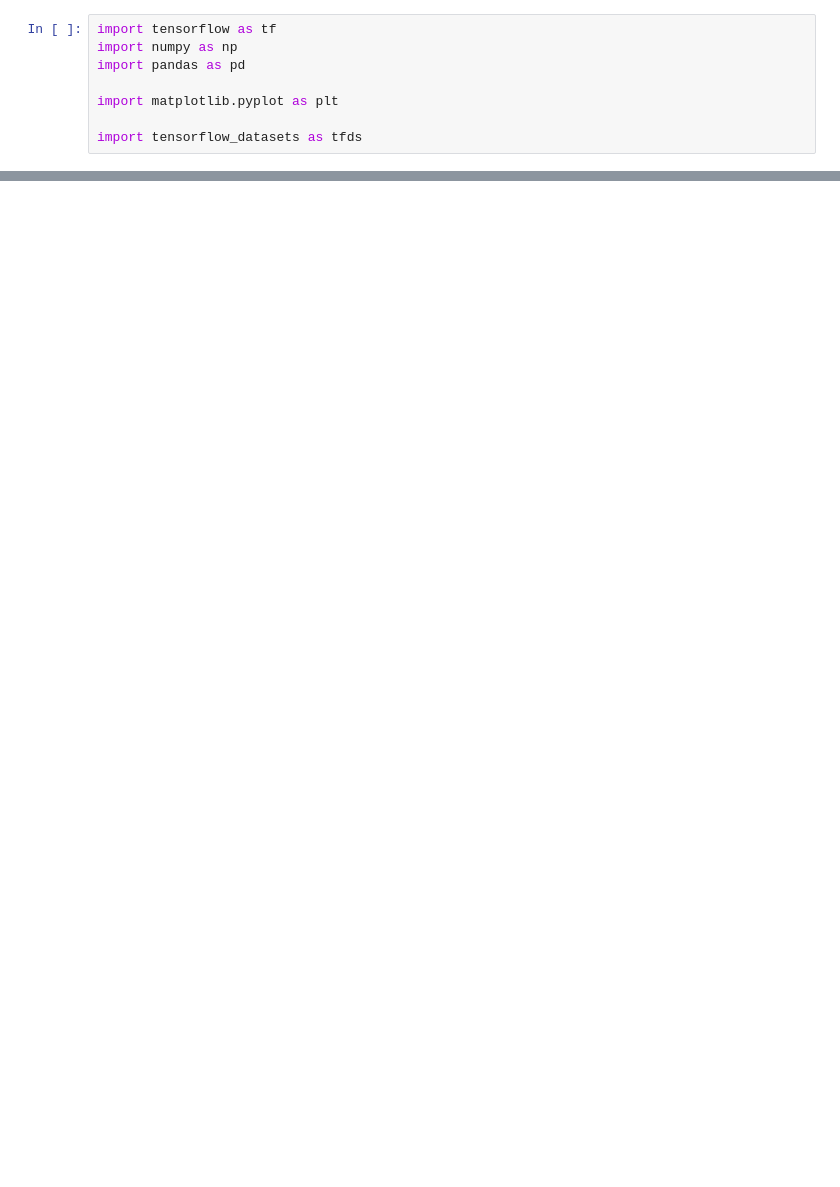
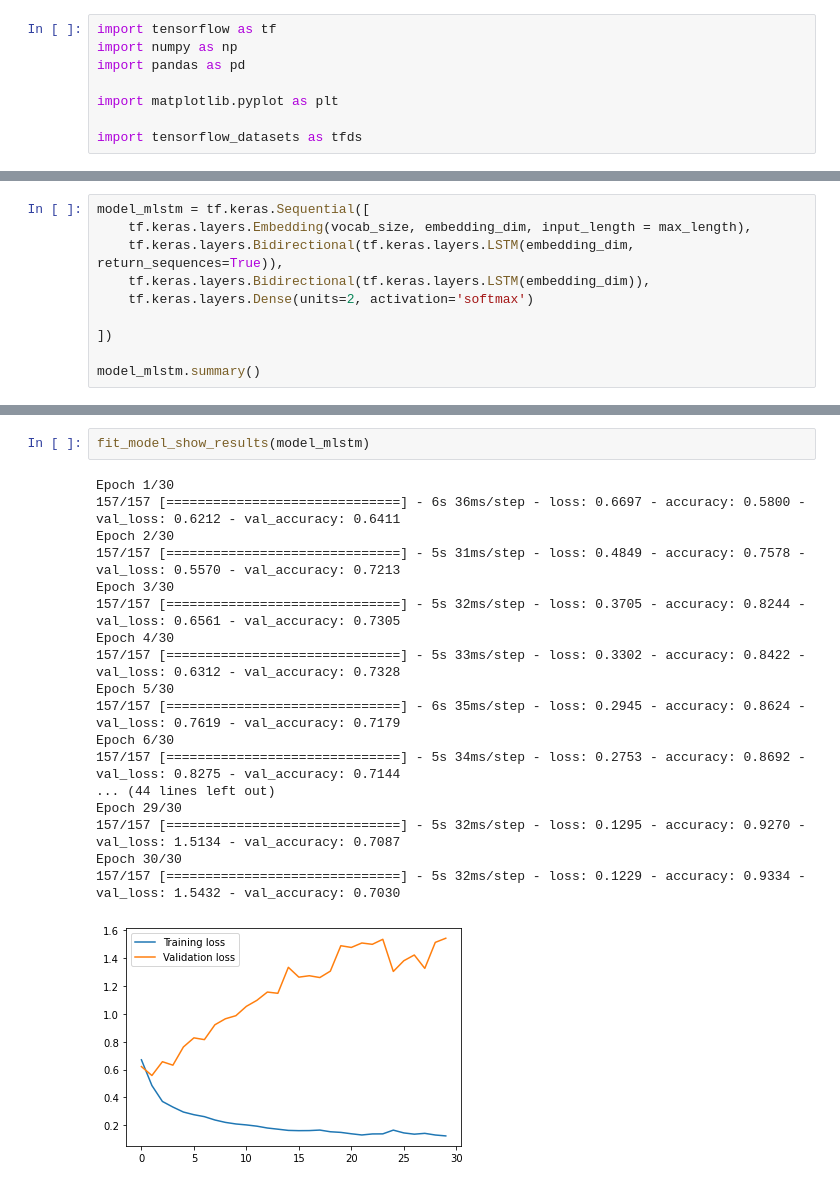
Before and after one commit to adeelahuma/adventures_with_tensorflow, a Jupyter notebook: stanford_sentiment_treebank.ipynb, the cells around one changed output, grey strips where cells are left out. Drawn from its saved outputs; the diff is of its cells as text; blank space fills up the shorter version.

```diff
--- a/stanford_sentiment_treebank.ipynb
+++ b/stanford_sentiment_treebank.ipynb
@@ -13,0 +352,10 @@ ImportError: IProgress not found. Please update jupyter and ipywidgets. See http
+# %%
+model_mlstm = tf.keras.Sequential([
+    tf.keras.layers.Embedding(vocab_size, embedding_dim, input_length = max_length),
+    tf.keras.layers.Bidirectional(tf.keras.layers.LSTM(embedding_dim, return_sequences=True)),
+    tf.keras.layers.Bidirectional(tf.keras.layers.LSTM(embedding_dim)),
+    tf.keras.layers.Dense(units=2, activation='softmax')
+
+])
+
+model_mlstm.summary()
@@ -13,0 +379,21 @@ ImportError: IProgress not found. Please update jupyter and ipywidgets. See http
+# %%
+fit_model_show_results(model_mlstm)
+# %% [output]
+Epoch 1/30
+157/157 [==============================] - 6s 36ms/step - loss: 0.6697 - accuracy: 0.5800 - val_loss: 0.6212 - val_accuracy: 0.6411
+Epoch 2/30
+157/157 [==============================] - 5s 31ms/step - loss: 0.4849 - accuracy: 0.7578 - val_loss: 0.5570 - val_accuracy: 0.7213
+Epoch 3/30
+157/157 [==============================] - 5s 32ms/step - loss: 0.3705 - accuracy: 0.8244 - val_loss: 0.6561 - val_accuracy: 0.7305
+Epoch 4/30
+157/157 [==============================] - 5s 33ms/step - loss: 0.3302 - accuracy: 0.8422 - val_loss: 0.6312 - val_accuracy: 0.7328
+Epoch 5/30
+157/157 [==============================] - 6s 35ms/step - loss: 0.2945 - accuracy: 0.8624 - val_loss: 0.7619 - val_accuracy: 0.7179
+Epoch 6/30
+157/157 [==============================] - 5s 34ms/step - loss: 0.2753 - accuracy: 0.8692 - val_loss: 0.8275 - val_accuracy: 0.7144
+... (44 lines left out)
+Epoch 29/30
+157/157 [==============================] - 5s 32ms/step - loss: 0.1295 - accuracy: 0.9270 - val_loss: 1.5134 - val_accuracy: 0.7087
+Epoch 30/30
+157/157 [==============================] - 5s 32ms/step - loss: 0.1229 - accuracy: 0.9334 - val_loss: 1.5432 - val_accuracy: 0.7030
+[figure, added]
```
Also changed, not shown: parts of 40 cells of this notebook.
